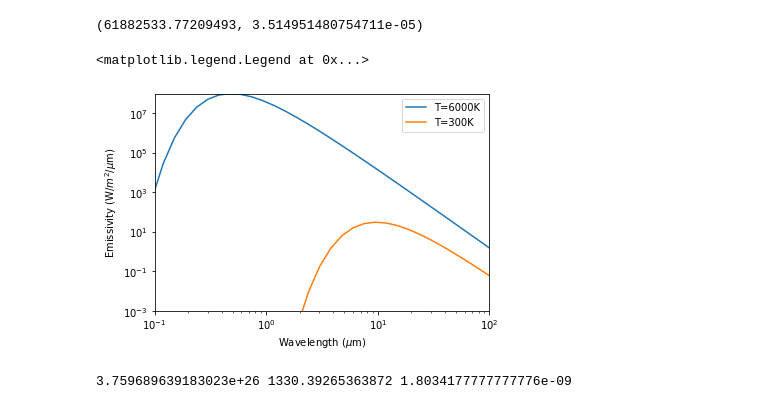
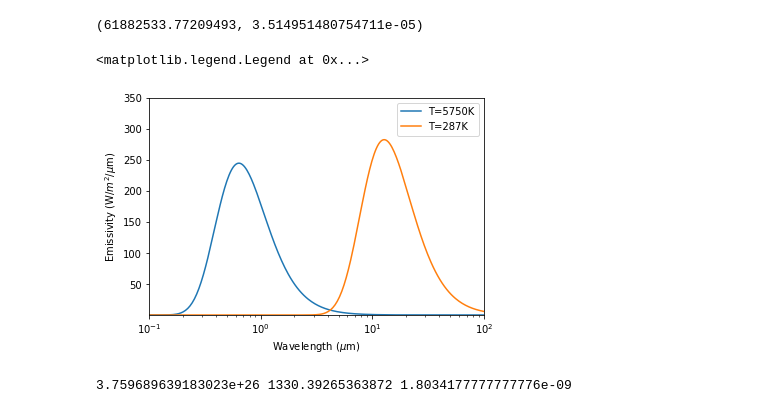
Before and after one commit to dodelson/Physics-of-Energy, a Jupyter notebook: Code/RadiativeTransfer.ipynb, the cells around one changed output. Saved outputs shown, nothing was run; the diff lists cells and outputs as text; code cells hidden in the pictures.

```diff
--- a/Code/RadiativeTransfer.ipynb
+++ b/Code/RadiativeTransfer.ipynb
@@ -21,18 +21,18 @@ def bnu(nu,T):
     b=(2*np.pi*h*nu**3/c**2)/(np.exp(h*nu/(kb*T))-1.)
     return b
 # %%
-nulog = np.arange(6.,16,.1)
+nulog = np.arange(9.,16,.01)
 nu=10.**nulog
 T=6000.
 barr=bnu(nu,T) # E-s/s^3  s^2/m^2 = W/m^2//Hz
-plt.plot(nu/1.e9,barr*1.e9,label='T=6000K')
+plt.plot(nu/1.e9,barr*nu,label='T=6000K')
 T=300.
 barr=bnu(nu,T) # E-s/s^3  s^2/m^2 = W/m^2//Hz
-plt.plot(nu/1.e9,barr*1.e9,label='T=300K')
-plt.plot([c/15.e3,c/15.e3],[1.e-4,1.e2])
+plt.plot(nu/1.e9,barr*nu,label='T=300K')
+#plt.plot([c/15.e3,c/15.e3],[1.e-4,1.e2])
 plt.xscale('log')
 plt.xlabel('Frequency (GHz)')
-plt.ylabel('Emissivity (W/$m^2$/GHz)')
+plt.ylabel('Emissivity per log $\\nu$ (W/$m^2$/GHz)')
 plt.yscale('log')
 plt.axis([1000,1.e7,1.e-5,200])
 plt.legend()
@@ -61,24 +61,25 @@ print(ans)
 # %% [output]
 (61882533.77209493, 3.514951480754711e-05)
 # %%
-# To convert to W/m^2/wavelength, multiply by c
+# To convert to W/m^2/log(wavelength), multiply by nu
 wavel =c/nu
-# dP/d\lambda = dP/d\nu d\nu/d\lambda = dP/d\nu  c/\lambda^2 = dP/d\nu \nu^2/c
-T=6000.
+T=5750.
+barr=bnu(nu,T)
+### multiply by flux reduction factor:
+barr*=(rsolar/rorbit)**2/4.
+plt.plot(wavel*1.e6,barr*nu,label='T=5750K')
+T=287.
 barr=bnu(nu,T) # E-s/s^3  s^2/m^2 = W/m^2//Hz
-plt.plot(wavel*1.e6,barr*nu**2/c/1.e6,label='T=6000K')
-T=300.
-barr=bnu(nu,T) # E-s/s^3  s^2/m^2 = W/m^2//Hz
-plt.plot(wavel*1.e6,barr*nu**2/c/1.e6,label='T=300K')
+plt.plot(wavel*1.e6,barr*nu,label='T=287K')
 plt.xscale('log')
 plt.xlabel('Wavelength ($\mu$m)')
 plt.ylabel('Emissivity (W/$m^2$/$\mu$m)')
-plt.yscale('log')
-plt.axis([.1,100,1.e-3,1.e8])
+#plt.yscale('log')
+plt.axis([.1,100,1.e-3,350])
 plt.legend()
 # %% [output]
 <matplotlib.legend.Legend at 0x...>
-[figure, old version]
+[figure, new version]
 # %%
 def bnuT(nu):
     return bnu(nu,T)
```
Also changed, not shown: parts of 23 cells of this notebook, 15 other files.
